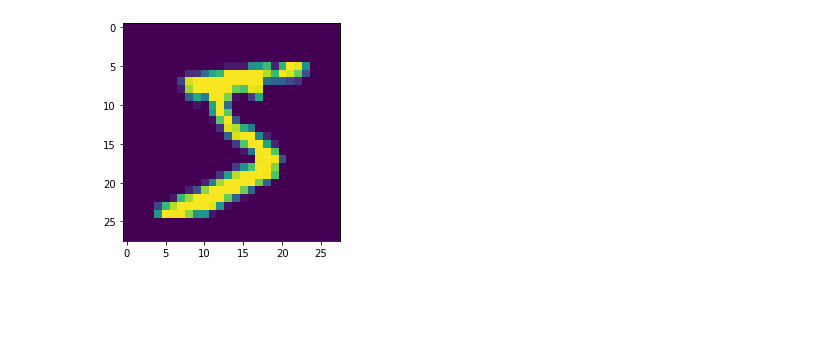
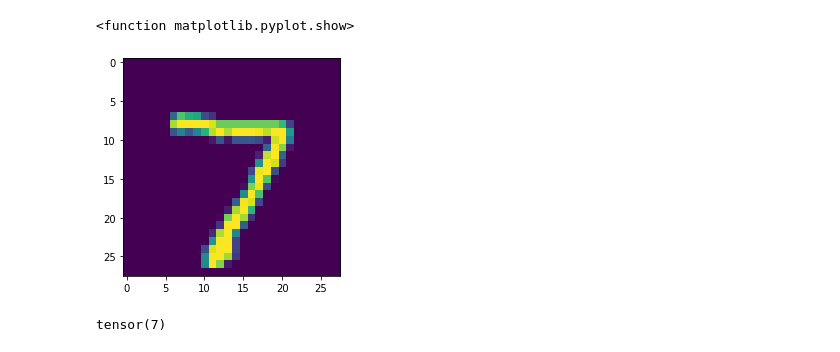
Before and after one commit to graviada/colabRepo, a Jupyter notebook: TorchML (6, 2022)/PyTorch_Lab1_1.ipynb, the cells around one changed output. Saved outputs shown, nothing was run; the diff lists cells and outputs as text; code cells hidden in the pictures; blank space fills up the shorter version.

```diff
--- a/TorchML (6, 2022)/PyTorch_Lab1_1.ipynb
+++ b/TorchML (6, 2022)/PyTorch_Lab1_1.ipynb
@@ -126,5 +122,10 @@ with torch.no_grad():
 # %%
-plt.imshow(train_features[0].view(28,28))
-plt.show()
+plt.imshow(test_features[0].view(28, 28))
+plt.show
 # %% [output]
+<function matplotlib.pyplot.show>
-[figure, old version]
+[figure, new version]
+# %%
+print(torch.argmax(model(test_features[0].view(-1,784))[0]))
+# %% [output]
+tensor(7)
```
Also changed, not shown: parts of 3 cells of this notebook.
